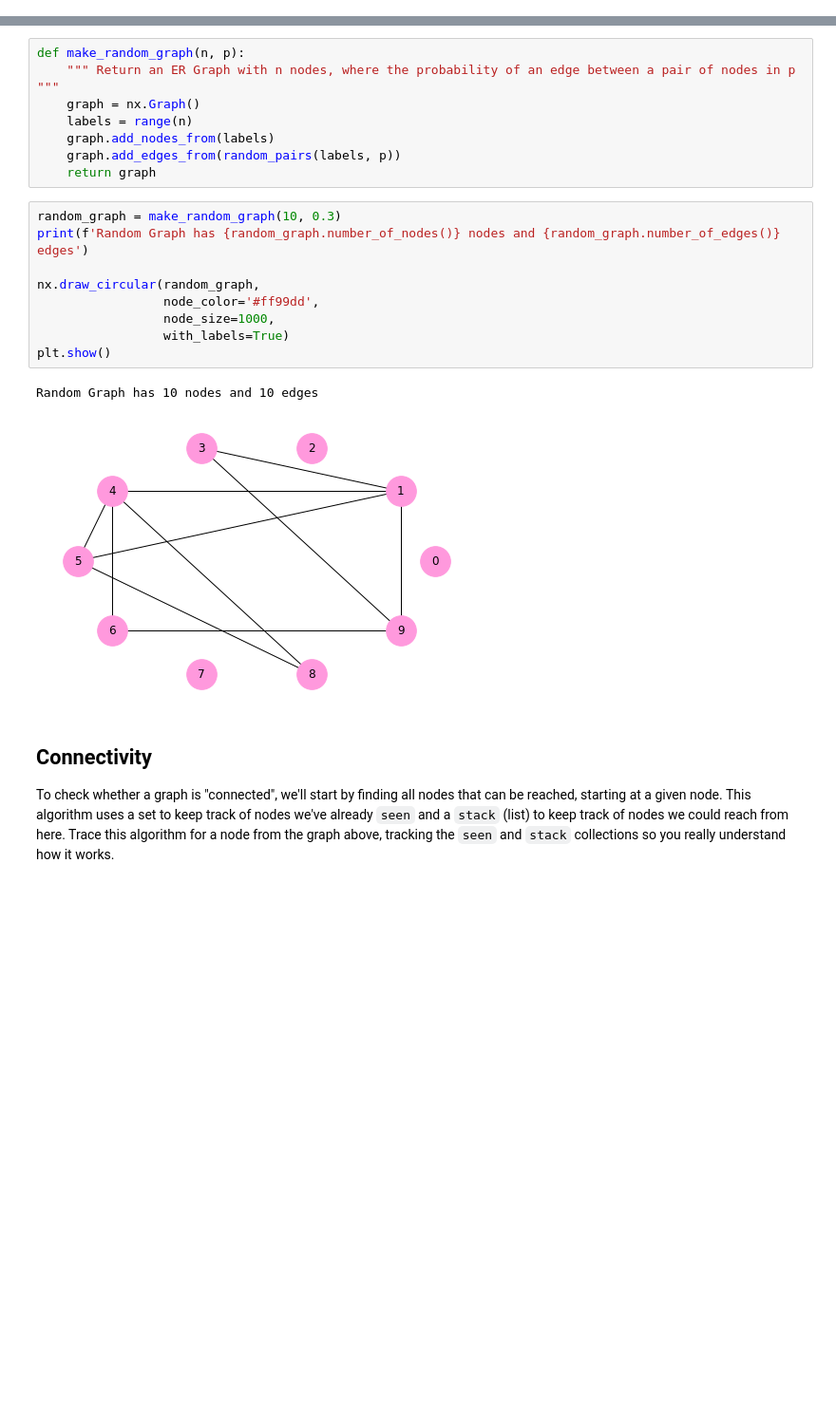
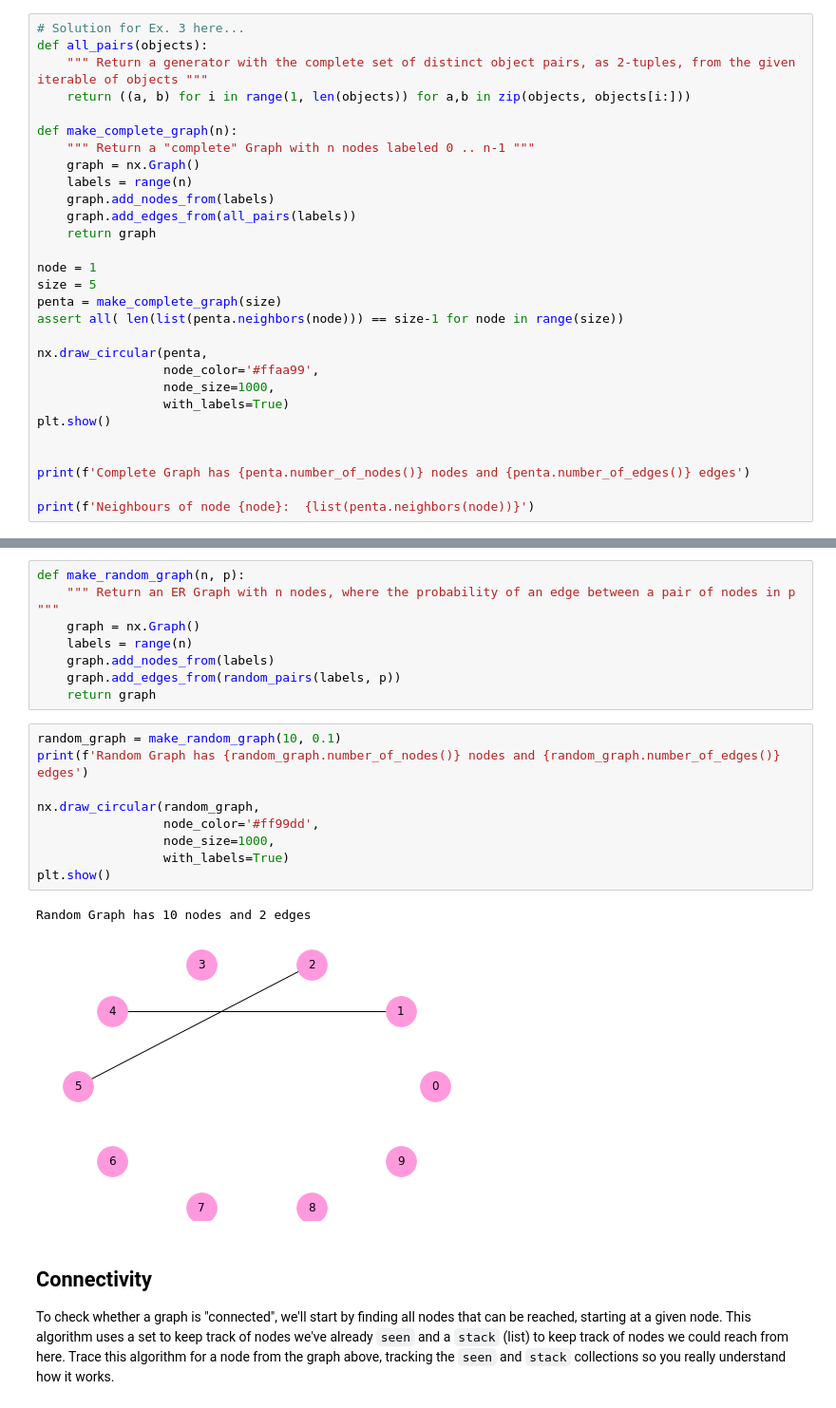
Before and after one commit to StoneMason495/cap-comp215, a Jupyter notebook: labs/lab04ZM.ipynb, the cells around one changed output, grey strips where cells are left out. Shown at 95% size. Cells and saved outputs as stored; diff of their text form; blank space fills up the shorter version.

```diff
--- a/labs/lab04ZM.ipynb
+++ b/labs/lab04ZM.ipynb
@@ -259,0 +263,29 @@ Verify that each node has the expected number of `neighbors`
+# %%
+# Solution for Ex. 3 here...
+def all_pairs(objects):
+    """ Return a generator with the complete set of distinct object pairs, as 2-tuples, from the given iterable of objects """
+    return ((a, b) for i in range(1, len(objects)) for a,b in zip(objects, objects[i:]))
+
+def make_complete_graph(n):
+    """ Return a "complete" Graph with n nodes labeled 0 .. n-1 """
+    graph = nx.Graph()
+    labels = range(n)
+    graph.add_nodes_from(labels)
+    graph.add_edges_from(all_pairs(labels))
+    return graph
+
+node = 1
+size = 5
+penta = make_complete_graph(size)
+assert all( len(list(penta.neighbors(node))) == size-1 for node in range(size))
+
+nx.draw_circular(penta,
+                 node_color='#ffaa99',
+                 node_size=1000,
+                 with_labels=True)
+plt.show()
+
+
+print(f'Complete Graph has {penta.number_of_nodes()} nodes and {penta.number_of_edges()} edges')
+
+print(f'Neighbours of node {node}:  {list(penta.neighbors(node))}')
@@ -322,17 +379,17 @@ def make_random_graph(n, p):
     graph.add_edges_from(random_pairs(labels, p))
     return graph
 # %%
-random_graph = make_random_graph(10, 0.3)
+random_graph = make_random_graph(10, 0.1)
 print(f'Random Graph has {random_graph.number_of_nodes()} nodes and {random_graph.number_of_edges()} edges')
 
 nx.draw_circular(random_graph,
                  node_color='#ff99dd',
                  node_size=1000,
                  with_labels=True)
 plt.show()
 # %% [output]
-Random Graph has 10 nodes and 10 edges
+Random Graph has 10 nodes and 2 edges
-[figure, old version]
+[figure, new version]
 # %% [markdown]
 ## Connectivity
 
```
Also changed, not shown: parts of 11 cells of this notebook.
